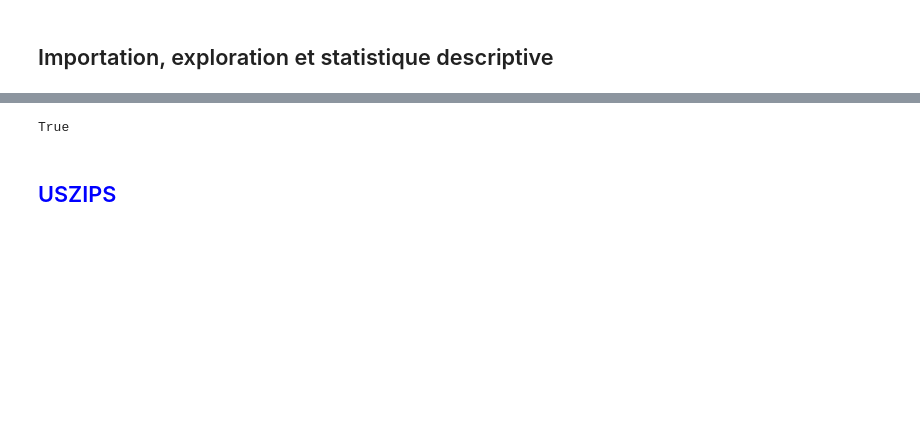
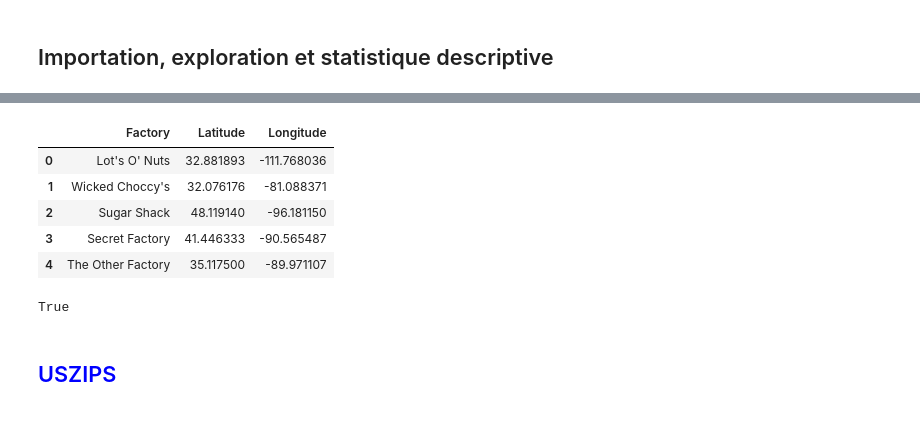
Before and after one commit to stephene369/Mentor-BusinessIntelligence, a Jupyter notebook: Essai_project_1.ipynb, the cells around one changed output, grey strips where cells are left out. Drawn from its saved outputs; the diff is of its cells as text; code cells hidden in the pictures; blank space fills up the shorter version.

```diff
--- a/Essai_project_1.ipynb
+++ b/Essai_project_1.ipynb
@@ -22,3 +39,12 @@ df_cf = pd.read_csv('US+Candy+Distributor//Candy_Factories.csv')
+# %%
+df_cf
+# %% [output]
+|  | Factory | Latitude | Longitude |
+| 0 | Lot's O' Nuts | 32.881893 | -111.768036 |
+| 1 | Wicked Choccy's | 32.076176 | -81.088371 |
+| 2 | Sugar Shack | 48.119140 | -96.181150 |
+| 3 | Secret Factory | 41.446333 | -90.565487 |
+| 4 | The Other Factory | 35.117500 | -89.971107 |
 # %%
 '02908' in df_cs['Postal Code'].tolist()
 # %% [output]
```
Also changed, not shown: parts of 26 cells of this notebook, 16 other files.
